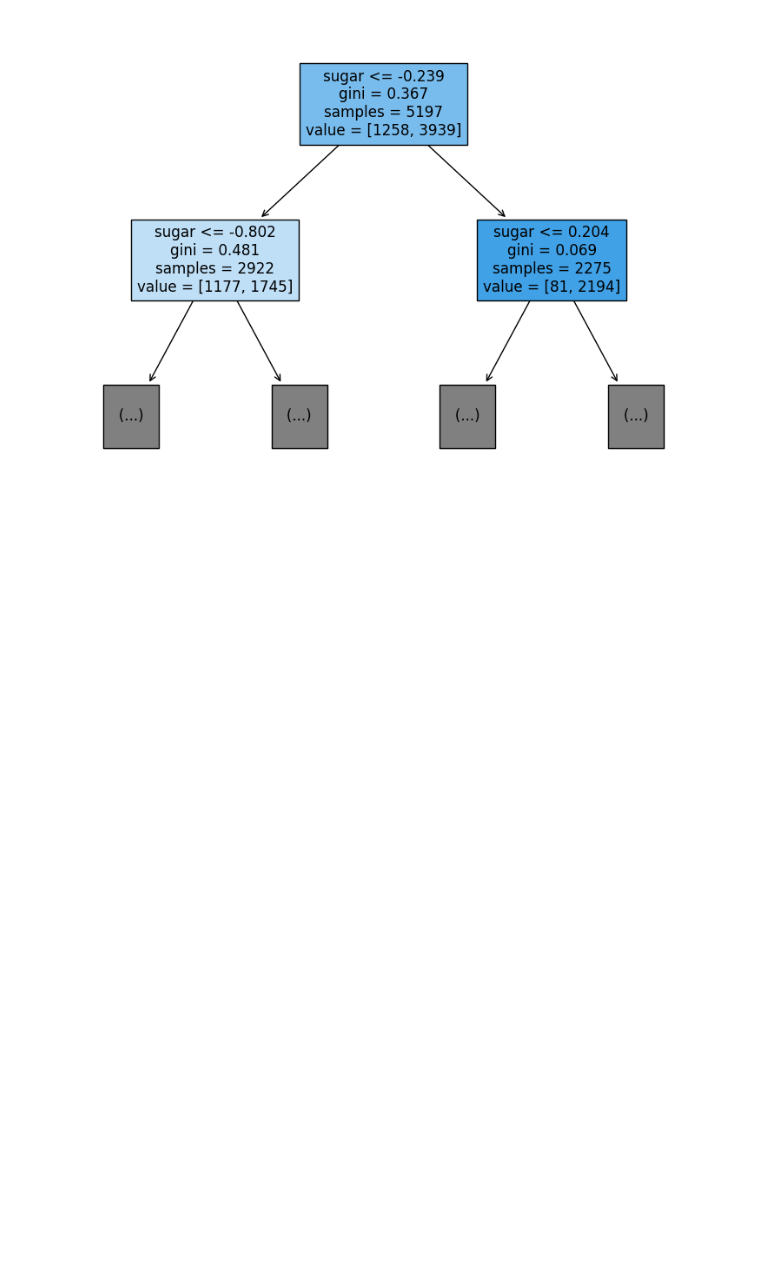
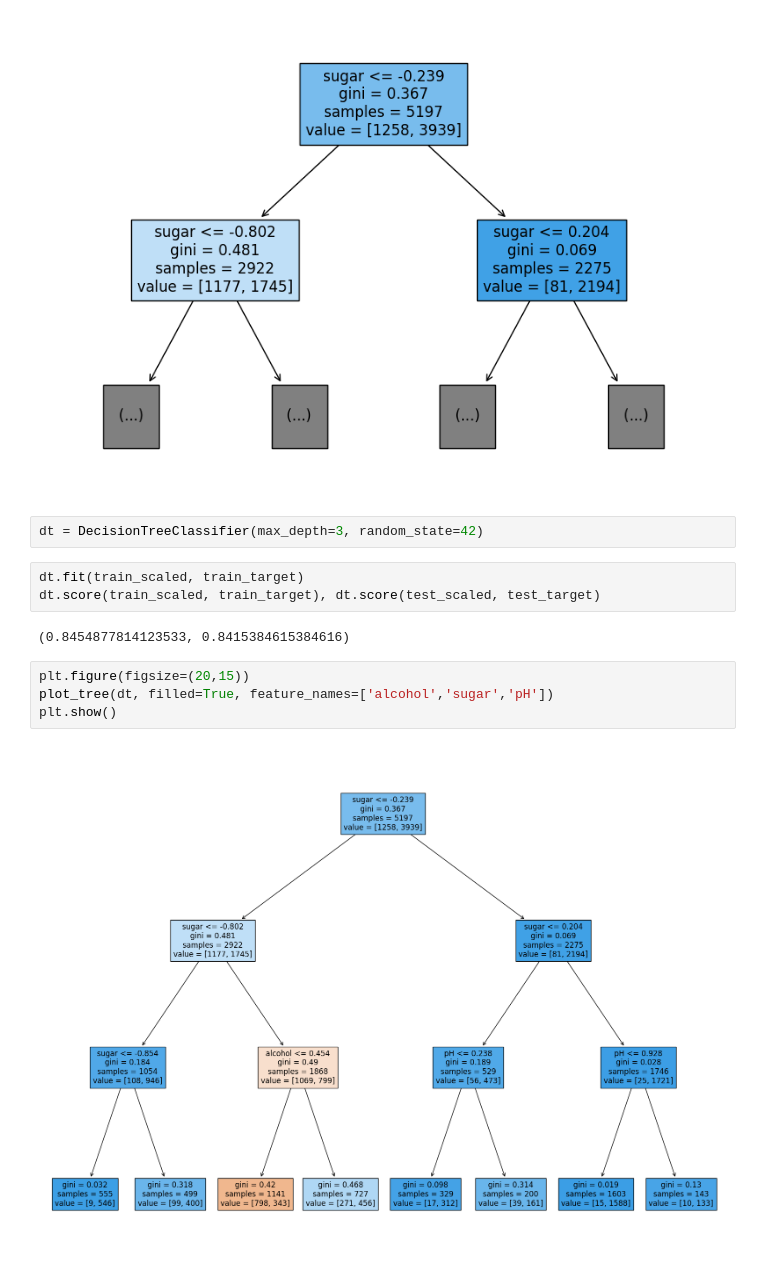
Before and after one commit to yoon0718/kepco, a Jupyter notebook: python/SMD_5-1.ipynb, the cells around one changed output. Drawn from its saved outputs; the diff is of its cells as text; blank space fills up the shorter version.

```diff
--- a/python/SMD_5-1.ipynb
+++ b/python/SMD_5-1.ipynb
@@ -77,3 +77,16 @@ plot_tree(dt, max_depth=1, filled=True, feature_names=['alcohol', 'sugar', 'pH']
 plt.show()
 # %% [output]
 [figure]
+# %%
+dt = DecisionTreeClassifier(max_depth=3, random_state=42)
+# %%
+dt.fit(train_scaled, train_target)
+dt.score(train_scaled, train_target), dt.score(test_scaled, test_target)
+# %% [output]
+(0.8454877814123533, 0.8415384615384616)
+# %%
+plt.figure(figsize=(20,15))
+plot_tree(dt, filled=True, feature_names=['alcohol','sugar','pH'])
+plt.show()
+# %% [output]
+[figure, added]
```
Also changed, not shown: parts of 5 cells of this notebook, 3 other files.
